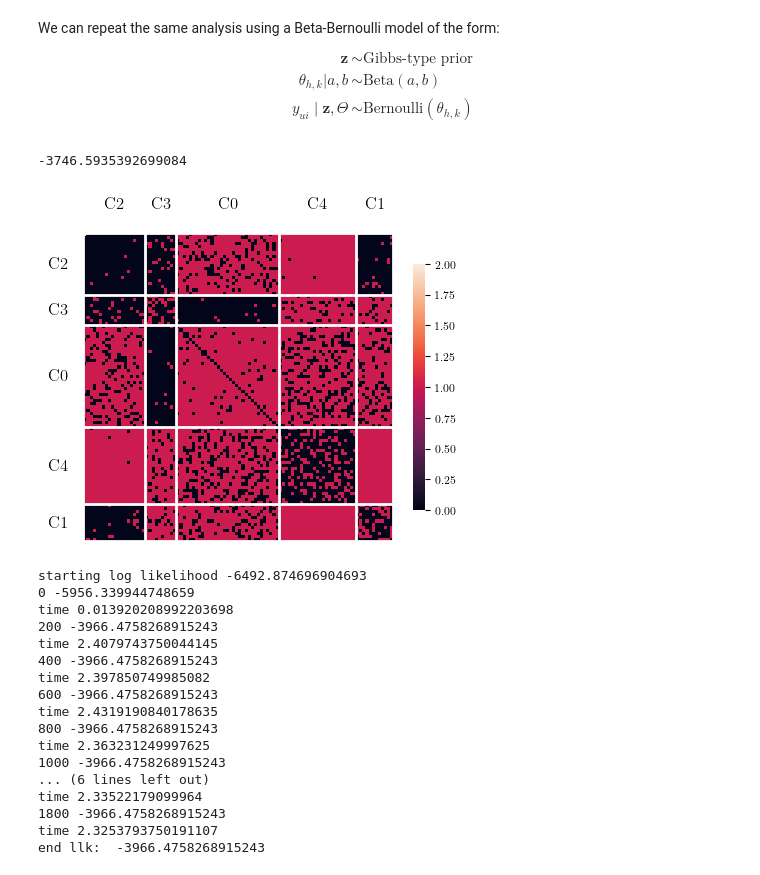
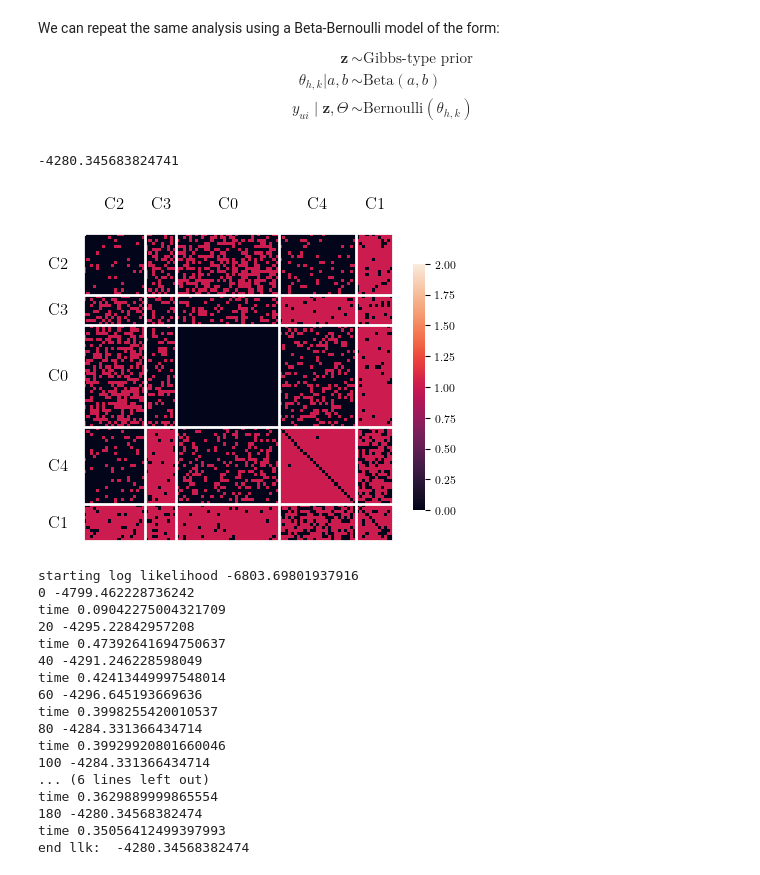
Before and after one commit to lorenzo-costa/pyesbm, a Jupyter notebook: examples/clustering_example.ipynb, the cells around one changed output. Drawn from its saved outputs; the diff is of its cells as text; code cells hidden in the pictures.

```diff
--- a/examples/clustering_example.ipynb
+++ b/examples/clustering_example.ipynb
@@ -164,7 +182,7 @@ $$
 # %%
 n = 100
 
-rng = np.random.default_rng(1)
+rng = np.random.default_rng(3)
 
 sizes = [n//5, n//10, n//3, n//4, n - (n//3)-(n//4)-(n//5)-(n//10)]
 
@@ -174,41 +192,41 @@ clustering = np.array(
     [2 for _ in range(sizes[2])] +
     [3 for _ in range(sizes[3])] +
     [4 for _ in range(sizes[4])])
 
 Y = generate_bernoulli_data(0.5,
                             0.5,
                             clustering,
                             bipartite=False,
                             rng=rng)
 
-a = np.random.permutation(n)
+a = rng.permutation(n)
 clustering = clustering[a]
 Y = Y[a][:, a]
 
 prior_alpha = 1
 prior_beta = 1
 
-prior = GnedinProcess(gamma=0.55)
+prior = GnedinProcess(gamma=0.5)
 likelihood = BetaBernoulli(alpha=prior_alpha, beta=prior_beta)
 
 gen_model = BaseESBM(Y,
               prior=prior,
               clustering=clustering,
               likelihood=likelihood,
               epsilon=1e-10,
               bipartite=False,
               verbose=False,
               rng=rng)
 
 print(gen_model.compute_log_likelihood())
 plot_heatmap(gen_model, size=(5,4), bipartite=False, triangular_mask=False)
 # %% [output]
--3746.5935392699084
+-4280.345683824741
-[figure, old version]
+[figure, new version]
 # %%
-rng = np.random.default_rng(1)
+rng = np.random.default_rng(4)
 
-bb = BaseESBM(Y,
+bernoulli_model = BaseESBM(Y,
               prior=prior,
               likelihood=likelihood,
               epsilon=1e-10,
@@ -217,24 +235,24 @@ bb = BaseESBM(Y,
               clustering='Random',
               rng=rng)
 
-# plot_heatmap(bb, size=(6, 5), bipartite=False, triangular_mask=False)
+# plot_heatmap(bernoulli_model, size=(6, 5), bipartite=False, triangular_mask=False)
 
-out = bb.fit(n_iters=2000, verbose=True)
+out = bernoulli_model.fit(n_iters=200, verbose=True)
 # %% [output]
-starting log likelihood -6492.874696904693
-0 -5956.339944748659
-time 0.013920208992203698
-200 -3966.4758268915243
-time 2.4079743750044145
-400 -3966.4758268915243
-time 2.397850749985082
-600 -3966.4758268915243
-time 2.4319190840178635
-800 -3966.4758268915243
-time 2.363231249997625
-1000 -3966.4758268915243
+starting log likelihood -6803.69801937916
+0 -4799.462228736242
+time 0.09042275004321709
+20 -4295.22842957208
+time 0.47392641694750637
+40 -4291.246228598049
+time 0.42413449997548014
+60 -4296.645193669636
+time 0.3998255420010537
+80 -4284.331366434714
+time 0.39929920801660046
+100 -4284.331366434714
 ... (6 lines left out)
-time 2.33522179099964
-1800 -3966.4758268915243
-time 2.3253793750191107
-end llk:  -3966.4758268915243
+time 0.3629889999865554
+180 -4280.34568382474
+time 0.35056412499397993
+end llk:  -4280.34568382474
```
Also changed, not shown: parts of 14 cells of this notebook.
